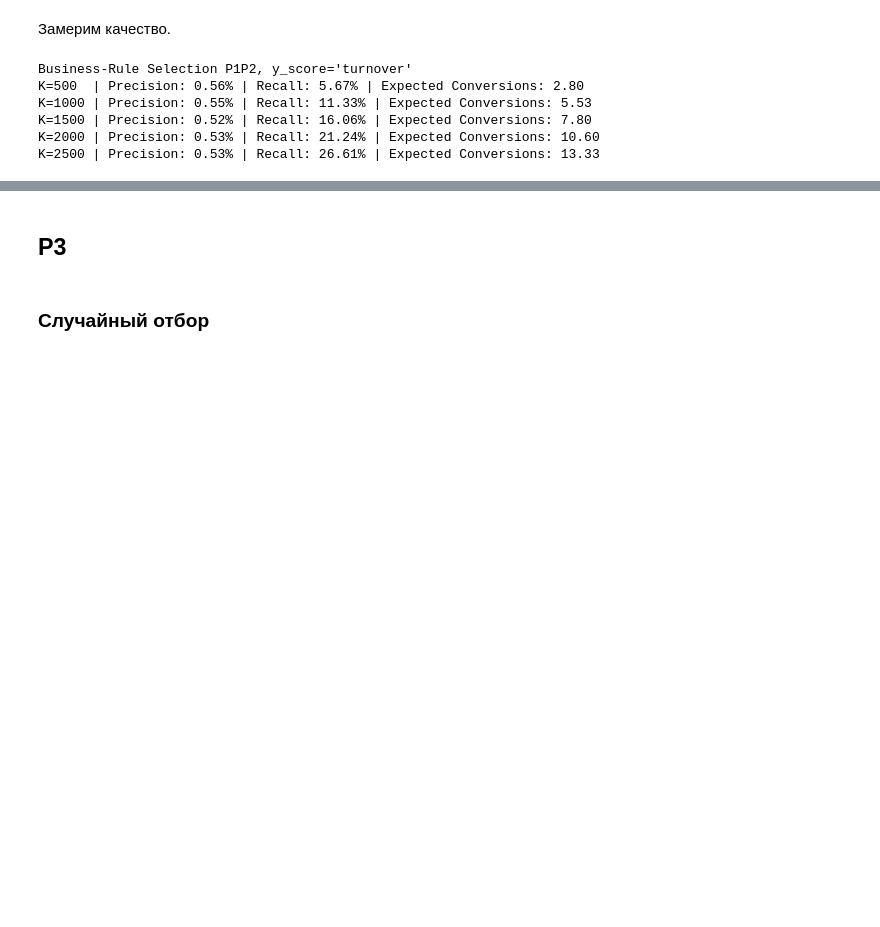
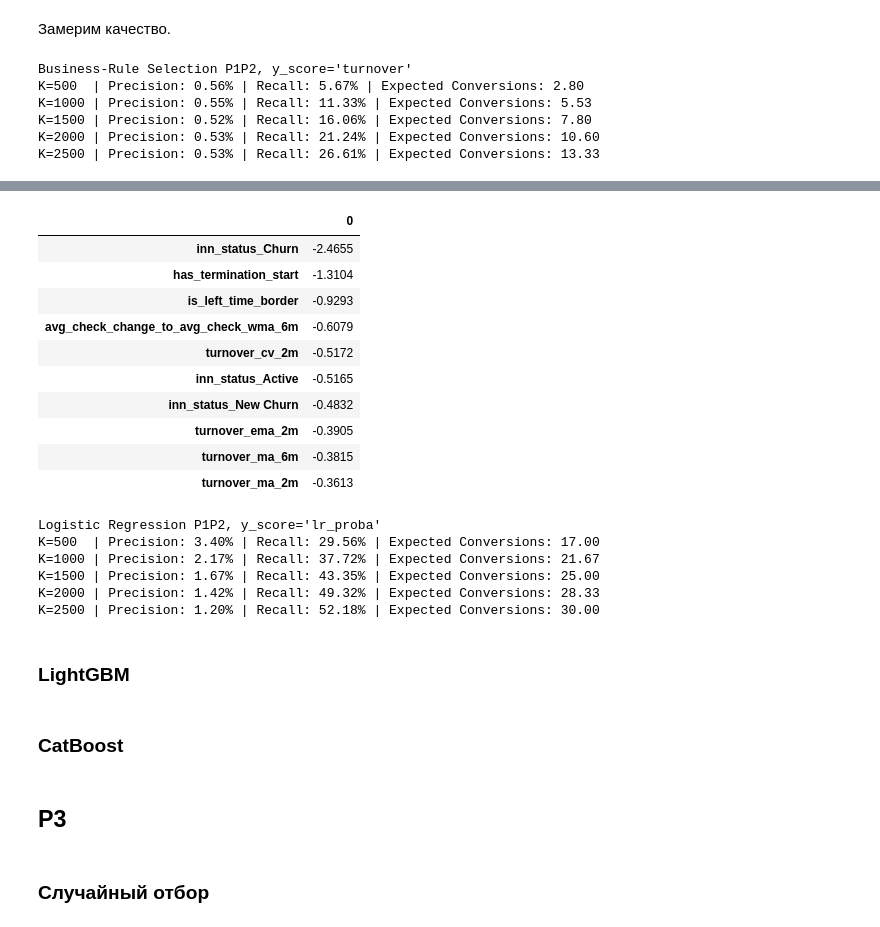
Before and after one commit to andreyerichev/ABD-Final-Project, a Jupyter notebook: analysis/baseline_models.ipynb, the cells around one changed output, grey strips where cells are left out. Drawn from its saved outputs; the diff is of its cells as text; code cells hidden in the pictures; blank space fills up the shorter version.

```diff
--- a/analysis/baseline_models.ipynb
+++ b/analysis/baseline_models.ipynb
@@ -231,0 +302,61 @@ K=2500 | Precision: 0.87% | Recall: 41.32% | Expected Conversions: 21.73
+# %%
+pd.DataFrame(lr.coef_[0], index=lr.feature_names_in_).sort_values(by=0, ascending=True).head(10)
+# %% [output]
+|  | 0 |
+| inn_status_Churn | -2.4655 |
+| has_termination_start | -1.3104 |
+| is_left_time_border | -0.9293 |
+| avg_check_change_to_avg_check_wma_6m | -0.6079 |
+| turnover_cv_2m | -0.5172 |
+| inn_status_Active | -0.5165 |
+| inn_status_New Churn | -0.4832 |
+| turnover_ema_2m | -0.3905 |
+| turnover_ma_6m | -0.3815 |
+| turnover_ma_2m | -0.3613 |
+# %%
+k_values = [500, 1000, 1500, 2000, 2500]
+y_score = 'lr_proba'
+
+print(f"Logistic Regression P1P2, y_score='{y_score}'")
+
+for k in k_values:
+    df_k = (
+        test
+        .sort_values(by=y_score, ascending=False)
+        .groupby('month')
+        .head(k)
+    )
+
+    tp = df_k[df_k['target'] == 1].groupby('month').size()
+    fp = df_k[df_k['target'] == 0].groupby('month').size()
+
+    total_positives = (
+        test[test['target'] == 1]
+        .groupby('month')
+        .size()
+    )
+
+    tp, fp = tp.align(fp, fill_value=0)
+    tp, total_positives = tp.align(total_positives, fill_value=0)
+
+    precision_k = (tp / (tp + fp)).mean()
+    recall_k = (tp / total_positives).mean()
+
+    avg_rows = df_k.groupby('month').size().mean()
+    expected_conversions = precision_k * avg_rows
+
+    print(
+        f"K={k:<4} | "
+        f"Precision: {precision_k:.2%} | "
+        f"Recall: {recall_k:.2%} | "
+        f"Expected Conversions: {expected_conversions:.2f}"
+    )
+# %% [output]
+Logistic Regression P1P2, y_score='lr_proba'
+K=500  | Precision: 3.40% | Recall: 29.56% | Expected Conversions: 17.00
+K=1000 | Precision: 2.17% | Recall: 37.72% | Expected Conversions: 21.67
+K=1500 | Precision: 1.67% | Recall: 43.35% | Expected Conversions: 25.00
+K=2000 | Precision: 1.42% | Recall: 49.32% | Expected Conversions: 28.33
+K=2500 | Precision: 1.20% | Recall: 52.18% | Expected Conversions: 30.00
+# %% [markdown]
+### LightGBM
@@ -232,3 +365,5 @@ K=2500 | Precision: 0.87% | Recall: 41.32% | Expected Conversions: 21.73
+# %% [markdown]
+### CatBoost
 # %% [markdown]
 ## P3
 # %% [markdown]
```
Also changed, not shown: parts of 18 cells of this notebook, 1 other file.
